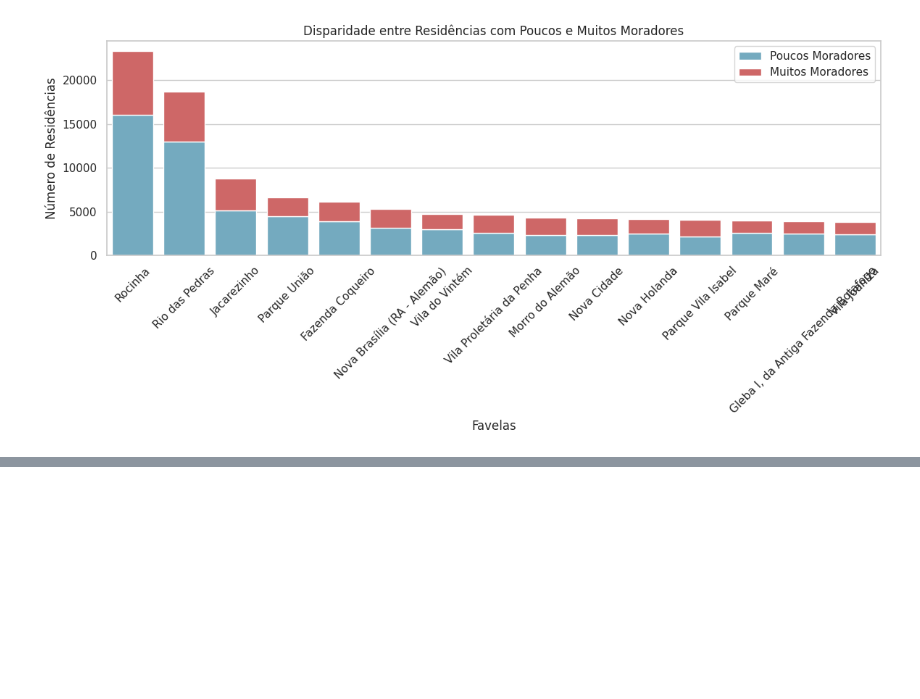
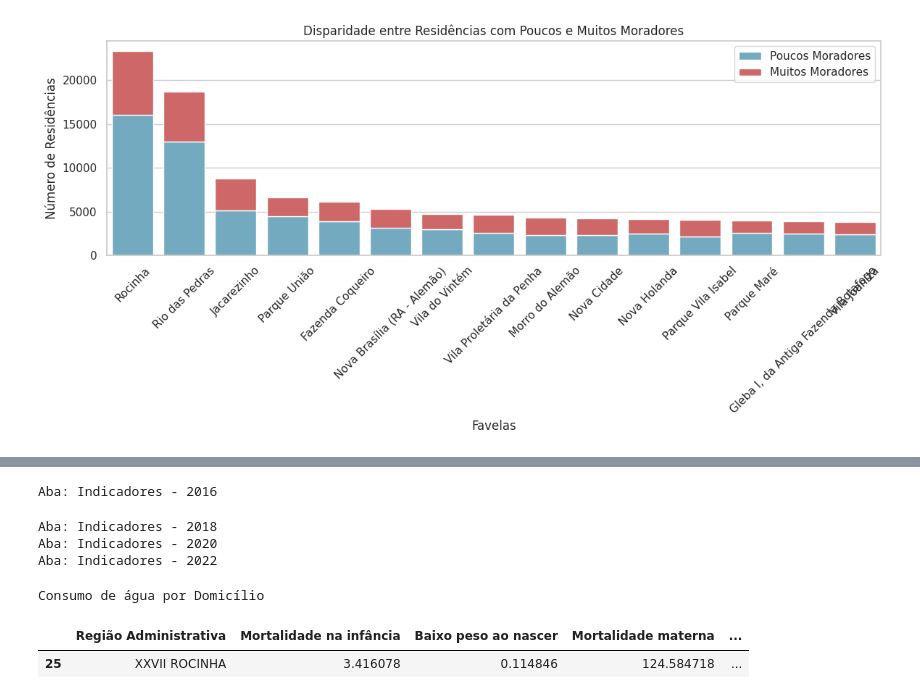
Before and after one commit to powerandcontrol/Estudo-Analitico-sobre-Favelizacao-na-cidade-do-Rio-de-Janeiro, a Jupyter notebook: notebooks/SABREN.ipynb, the cells around one changed output, grey strips where cells are left out. Drawn from its saved outputs; the diff is of its cells as text; code cells hidden in the pictures; blank space fills up the shorter version.

Commit message:
Inclusão da base de dados do IPS, por Unidades Administrativas da Cidade do Rio de Janeiro

```diff
--- a/notebooks/SABREN.ipynb
+++ b/notebooks/SABREN.ipynb
@@ -250,0 +354,75 @@ plt.show()
+# %%
+import pandas as pd
+import re
+
+abas = [
+    "Indicadores - 2016",
+    "Indicadores - 2018",
+    "Indicadores - 2020",
+    "Indicadores - 2022"
+]
+
+for aba, df in dfs.items():
+    if aba in abas:
+        print(f'Aba: {aba}')
+
+        if len(df) > 6:
+            df.columns = df.iloc[4]
+            df = df[6:].copy()
+            df.reset_index(drop=True, inplace=True)
+
+            # Filtrar para excluir linhas onde a primeira coluna é nula ou não corresponde ao padrão
+            padrao = r'^(I|II|III|IV|V|VI|VII|VIII|IX|X|XI|XII|XIII|XIV|XV|XVI|XVII|XVIII|XIX|XX|XXI|XXII|XXIII|XXIV|XXV|XXVI|XXVII|XXVIII|XXIX|XXX|XXXI|XXXII|XXXIII|XXXIV)\s+.*$'
+
+            # Filtra para manter apenas linhas válidas na coluna 0
+            df = df[df.iloc[:, 0].notnull() & df.iloc[:, 0].str.match(padrao)]
+
+            # Função para converter colunas em numéricas, ignorando %
+            def convert_to_numeric(value):
+                # Verifica se o valor é uma string
+                if isinstance(value, str):
+                    if '%' in value:
+                        return value  # Retorna o valor original se contém %
+                    else:
+                        try:
+                            return pd.to_numeric(value.replace(',', '.'), errors='coerce')  # Converte o valor, substituindo ',' por '.' para conversão
+                        except ValueError:
+                            return value  # Retorna o valor original se não for convertível
+                elif isinstance(value, (int, float)):
+                    return value  # Retorna o valor se já for numérico
+                return value  # Retorna o valor original para outros tipos
+
+            # Aplica a conversão a todas as colunas a partir da segunda
+            df.iloc[:, 1:] = df.iloc[:, 1:].applymap(convert_to_numeric)
+
+            nome_arquivo = f'{aba}.xlsx'
+            df.to_excel(nome_arquivo, index=False)
+# %% [output]
+Aba: Indicadores - 2016
+Aba: Indicadores - 2018
+Aba: Indicadores - 2020
+Aba: Indicadores - 2022
+# %%
+ips_2022 = 'Indicadores - 2022.xlsx'
+
+df = pd.read_excel(ips_2022)
+# %%
+# Estilizando o DataFrame
+df_estilizado = df.sample(1).style.set_table_attributes('style="width: 40%; margin: auto;"') \
+                    .set_caption("Consumo de água por Domicílio") \
+                    .set_table_styles(
+                        [{'selector': 'th',
+                          'props': [('background-color', '#0b9297'),
+                                    ('color', 'white'),
+                                    ('font-weight', 'bold')]},
+                         {'selector': 'td',
+                          'props': [('padding', '10px'),
+                                    ('border', '1px solid #ddd')]}]
+                    ).set_properties(**{'text-align': 'center'})
+
+# Exibir o DataFrame estilizado
+df_estilizado
+# %% [output]
+Consumo de água por Domicílio
+|  | Região Administrativa | Mortalidade na infância | Baixo peso ao nascer | Mortalidade materna | ... |
+| 25 | XXVII ROCINHA | 3.416078 | 0.114846 | 124.584718 | ... |
```
Also changed, not shown: parts of 11 cells of this notebook, 20 other files.
